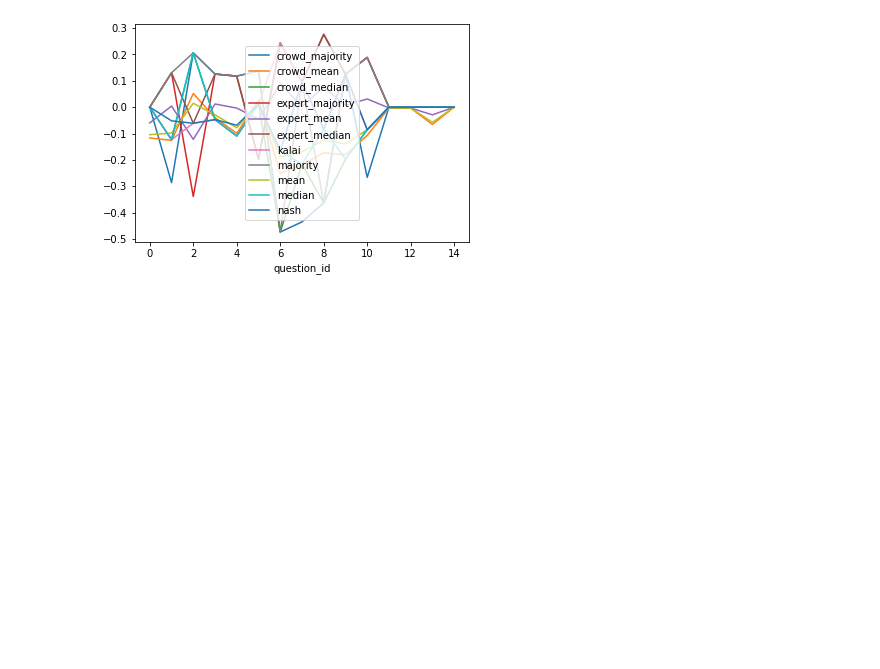
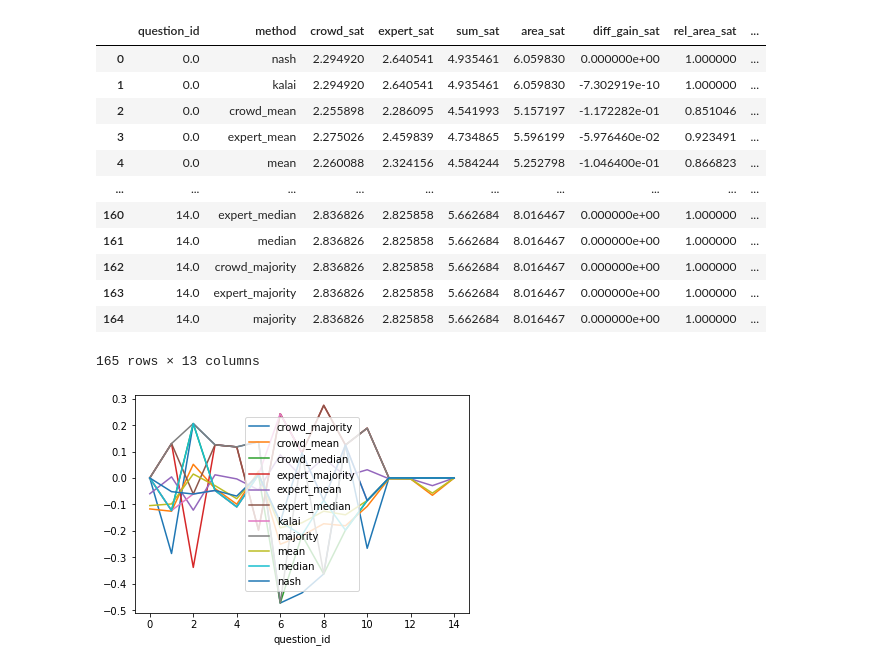
Before and after one commit to ana-kovacevic/Expert_Crowd_Grade_Optimization, a Jupyter notebook: Plot TX results.ipynb, the cells around one changed output. Saved outputs shown, nothing was run; the diff lists cells and outputs as text; code cells hidden in the pictures; blank space fills up the shorter version.

```diff
--- a/Plot TX results.ipynb
+++ b/Plot TX results.ipynb
@@ -66,6 +66,7 @@ rel_sat = [col for col in measure_cols if 'rel_sat' in col]
 rel_area = [col for col in rel_sat if 'area' in col]
 rel_sum = [col for col in rel_sat if 'sum' in col]
 grade = [col for col in detail.columns if 'optimal_grade' in col]
+lbd = [col for col in detail.columns if 'lambda' in col]
 # %%
 crd = pd.melt(detail, id_vars=['question_id'], value_vars=crd_sat, var_name = 'method', value_name = 'crowd_sat')
 crd['method'] = crd['method'].str.split('-').apply(lambda x: x[1])
@@ -90,5 +91,8 @@ r_sum['method'] = r_sum['method'].str.split('-').apply(lambda x: x[1])
 
 vote = pd.melt(detail, id_vars=['question_id'], value_vars= grade, var_name = 'method', value_name = 'optimal_grade')
 vote['method'] = vote['method'].str.split('-').apply(lambda x: x[1])
+
+lamd = pd.melt(detail, id_vars=['question_id'], value_vars= lbd, var_name = 'method', value_name = 'lambda_exp')
+lamd['method'] = lamd['method'].str.split('-').apply(lambda x: x[1])
 # %%
 from functools import reduce
@@ -96,5 +100,21 @@ all_detail_results = reduce(lambda left,right: pd.merge(left,right,on=['question
 all_detail_results = pd.merge(all_detail_results, detail[['question_id', 'median-diff']], on = 'question_id')
 all_detail_results['data_set'] = 'driver'
+# %%
+all_detail_results
+# %% [output]
+|  | question_id | method | crowd_sat | expert_sat | sum_sat | area_sat | diff_gain_sat | rel_area_sat | ... |
+| 0 | 0.0 | nash | 2.294920 | 2.640541 | 4.935461 | 6.059830 | 0.000000e+00 | 1.000000 | ... |
+| 1 | 0.0 | kalai | 2.294920 | 2.640541 | 4.935461 | 6.059830 | -7.302919e-10 | 1.000000 | ... |
+| 2 | 0.0 | crowd_mean | 2.255898 | 2.286095 | 4.541993 | 5.157197 | -1.172282e-01 | 0.851046 | ... |
+| 3 | 0.0 | expert_mean | 2.275026 | 2.459839 | 4.734865 | 5.596199 | -5.976460e-02 | 0.923491 | ... |
+| 4 | 0.0 | mean | 2.260088 | 2.324156 | 4.584244 | 5.252798 | -1.046400e-01 | 0.866823 | ... |
+| ... | ... | ... | ... | ... | ... | ... | ... | ... | ... |
+| 160 | 14.0 | expert_median | 2.836826 | 2.825858 | 5.662684 | 8.016467 | 0.000000e+00 | 1.000000 | ... |
+| 161 | 14.0 | median | 2.836826 | 2.825858 | 5.662684 | 8.016467 | 0.000000e+00 | 1.000000 | ... |
+| 162 | 14.0 | crowd_majority | 2.836826 | 2.825858 | 5.662684 | 8.016467 | 0.000000e+00 | 1.000000 | ... |
+| 163 | 14.0 | expert_majority | 2.836826 | 2.825858 | 5.662684 | 8.016467 | 0.000000e+00 | 1.000000 | ... |
+| 164 | 14.0 | majority | 2.836826 | 2.825858 | 5.662684 | 8.016467 | 0.000000e+00 | 1.000000 | ... |
+165 rows × 13 columns
 # %%
 fig, ax = plt.subplots()
 for label, grp in all_detail_results.groupby('method'):
```
Also changed, not shown: parts of 24 cells of this notebook, 3 other files.
